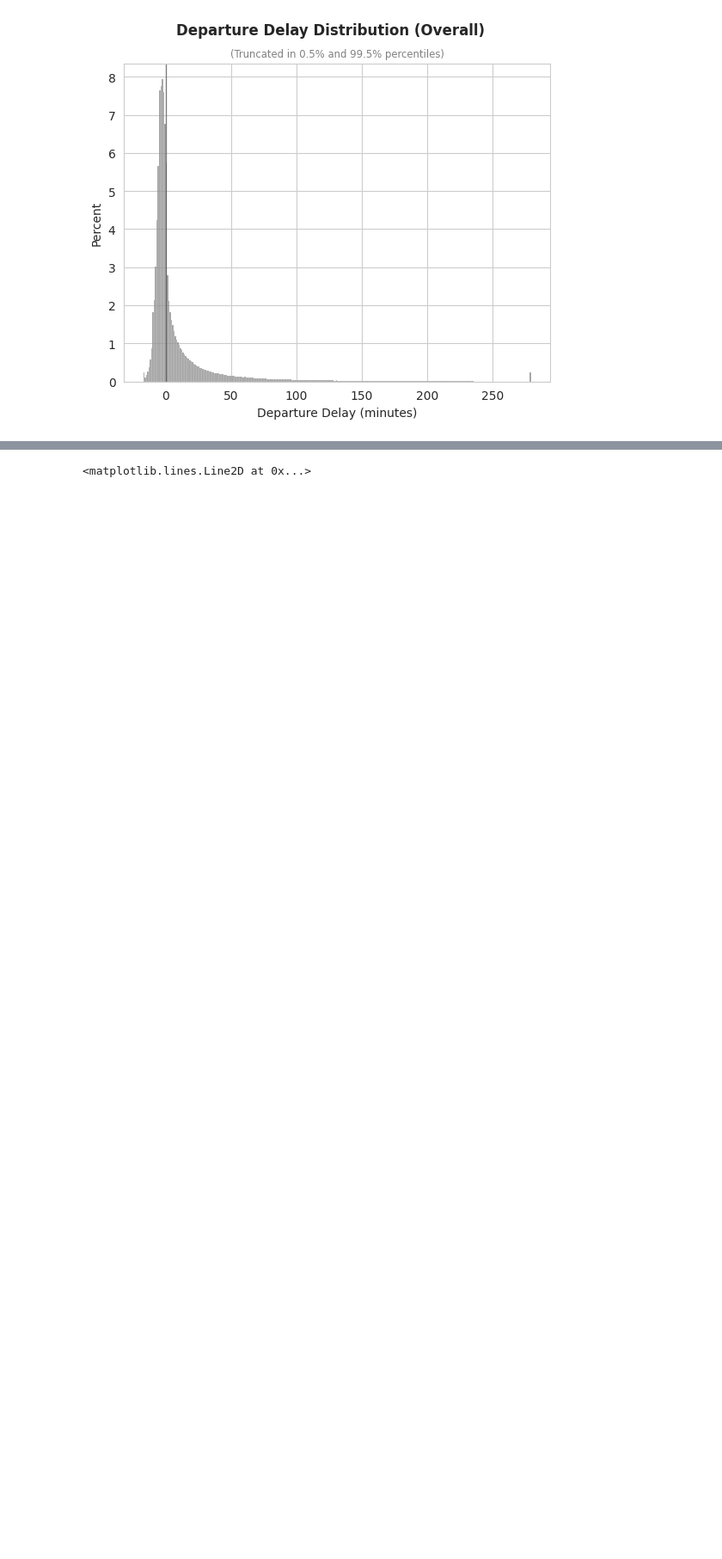
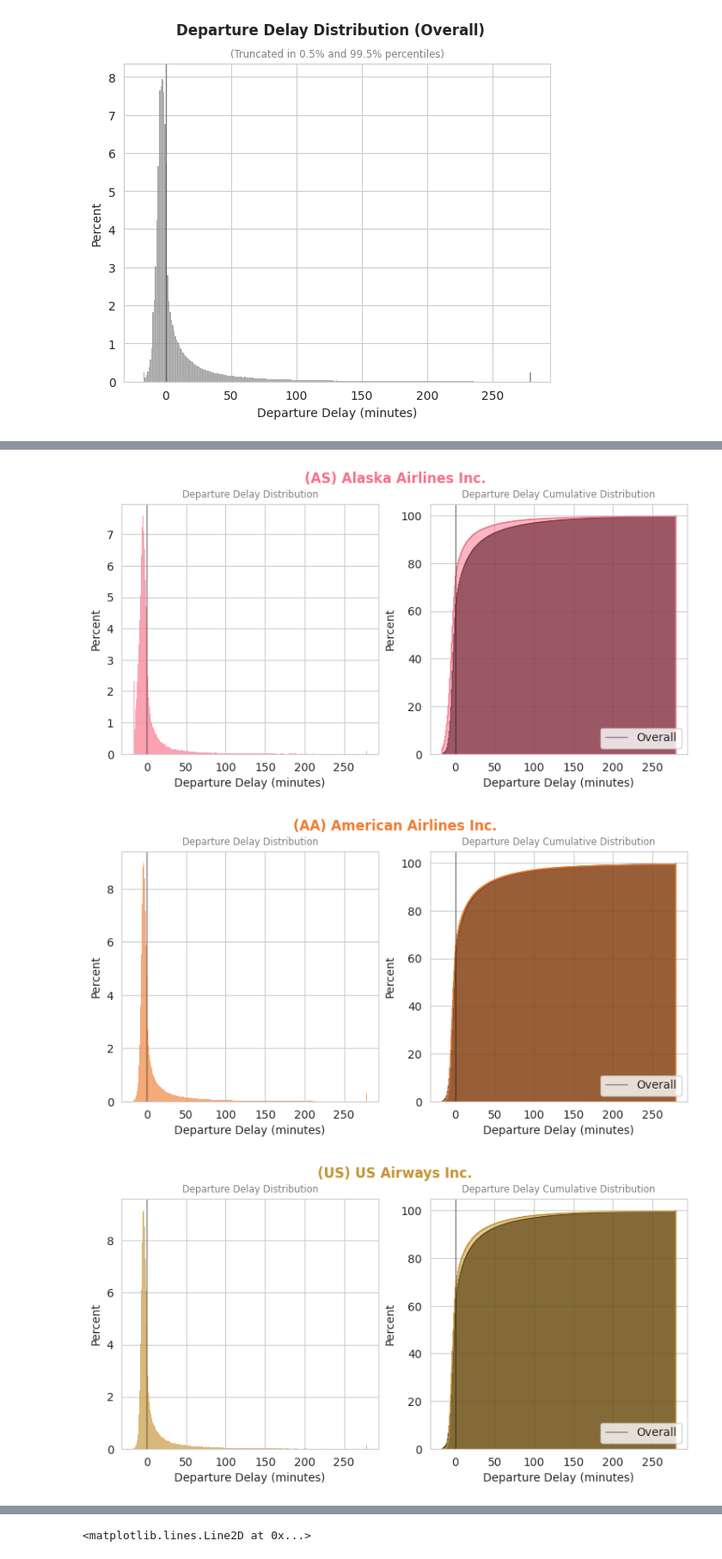
Before and after one commit to bmorbin/flights-delay, a Jupyter notebook: Cópia_de_D&N_Teste_de_Conhecimentos_em_Dados.ipynb, the cells around one changed output, grey strips where cells are left out. Shown at 86% size. Saved outputs shown, nothing was run; the diff lists cells and outputs as text; code cells hidden in the pictures; blank space fills up the shorter version.

```diff
--- a/Cópia_de_D&N_Teste_de_Conhecimentos_em_Dados.ipynb
+++ b/Cópia_de_D&N_Teste_de_Conhecimentos_em_Dados.ipynb
@@ -963,0 +1012,7 @@ for i, airline in enumerate(airlines_name):
+# %%
+for airline in airlines_name:
+  plot_dist_airline(airline)
+# %% [output]
+[figure, added]
+[figure, added]
+[figure, added]
```
Also changed, not shown: parts of 18 cells of this notebook.
